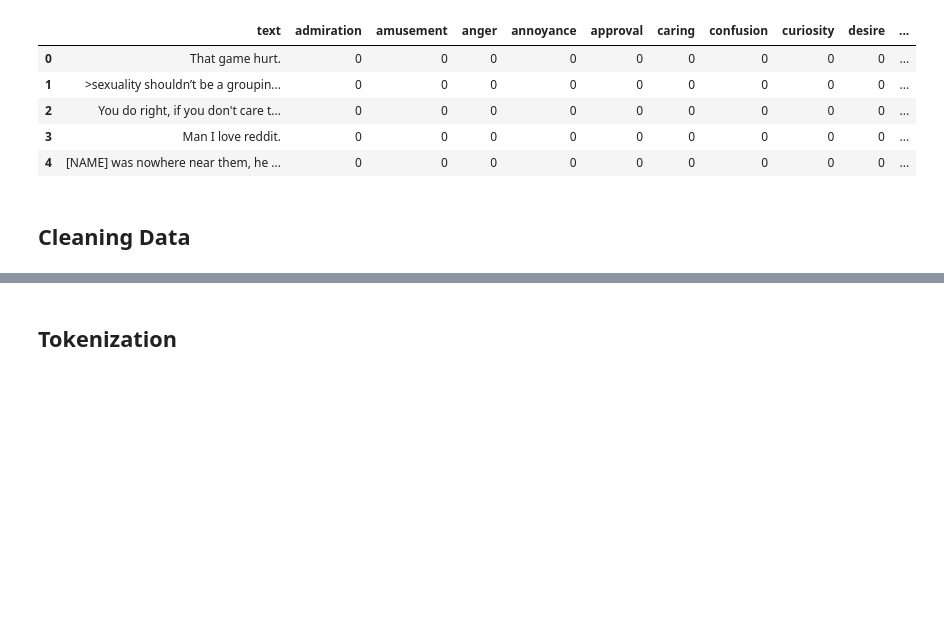
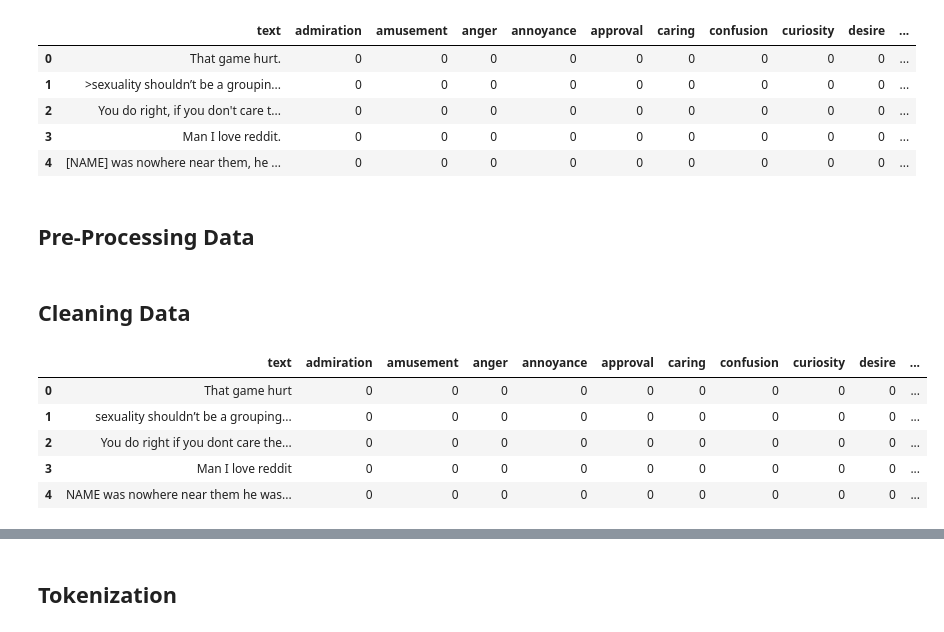
Before and after one commit to romualnaibaho/SG-Multi-Label-Emotion-Classification, a Jupyter notebook: SquidGame_PBA.ipynb, the cells around one changed output, grey strips where cells are left out. Saved outputs shown, nothing was run; the diff lists cells and outputs as text; code cells hidden in the pictures; blank space fills up the shorter version.

```diff
--- a/SquidGame_PBA.ipynb
+++ b/SquidGame_PBA.ipynb
@@ -52,5 +54,7 @@ feats_df.head()
 | 2 | You do right, if you don't care t... | 0 | 0 | 0 | 0 | 0 | 0 | 0 | 0 | 0 | ... |
 | 3 | Man I love reddit. | 0 | 0 | 0 | 0 | 0 | 0 | 0 | 0 | 0 | ... |
 | 4 | [NAME] was nowhere near them, he ... | 0 | 0 | 0 | 0 | 0 | 0 | 0 | 0 | 0 | ... |
+# %% [markdown]
+## Pre-Processing Data
 # %% [markdown]
 ## Cleaning Data
@@ -70 +61,21 @@ def clean_text(text):
+# %%
+import string
+string.punctuation
+
+#Punctuation Removal
+
+def remove_punctuation(text):
+    punctuationfree="".join([i for i in text if i not in string.punctuation])
+    return punctuationfree
+
+#storing the puntuation free text
+feats_df['text']= feats_df['text'].apply(lambda x:remove_punctuation(x))
+feats_df.head()
+# %% [output]
+|  | text | admiration | amusement | anger | annoyance | approval | caring | confusion | curiosity | desire | ... |
+| 0 | That game hurt | 0 | 0 | 0 | 0 | 0 | 0 | 0 | 0 | 0 | ... |
+| 1 | sexuality shouldn’t be a grouping... | 0 | 0 | 0 | 0 | 0 | 0 | 0 | 0 | 0 | ... |
+| 2 | You do right if you dont care the... | 0 | 0 | 0 | 0 | 0 | 0 | 0 | 0 | 0 | ... |
+| 3 | Man I love reddit | 0 | 0 | 0 | 0 | 0 | 0 | 0 | 0 | 0 | ... |
+| 4 | NAME was nowhere near them he was... | 0 | 0 | 0 | 0 | 0 | 0 | 0 | 0 | 0 | ... |
 # %%
```
Also changed, not shown: parts of 30 cells of this notebook.
